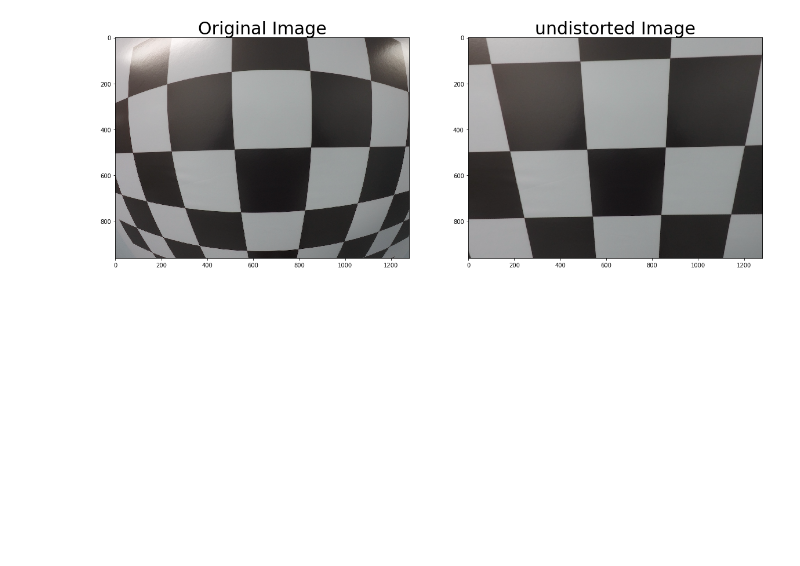
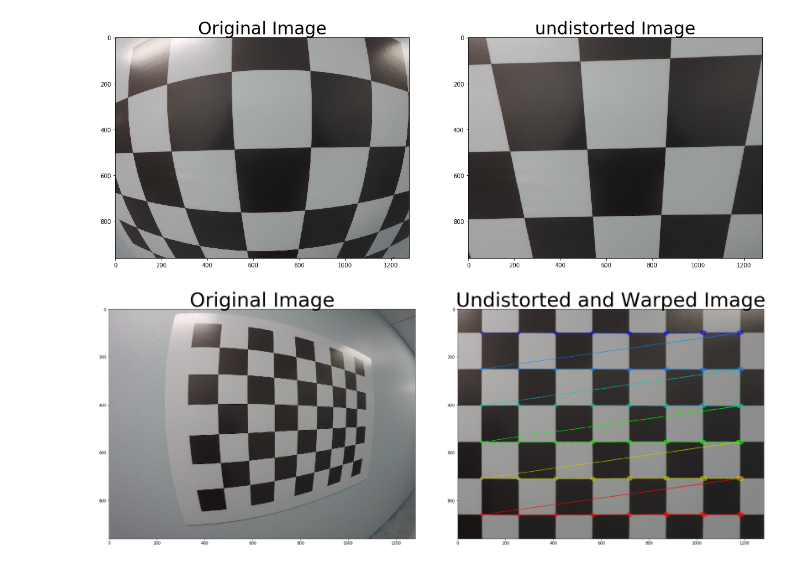
Before and after one commit to Parker-Lyu/Uda-SelfCar, a Jupyter notebook: 6CarND-Camera-Calibration-master/学习项目代码.ipynb, the cells around one changed output. Saved outputs shown, nothing was run; the diff lists cells and outputs as text; code cells hidden in the pictures; blank space fills up the shorter version.

```diff
--- a/6CarND-Camera-Calibration-master/学习项目代码.ipynb
+++ b/6CarND-Camera-Calibration-master/学习项目代码.ipynb
@@ -220,6 +220,7 @@ import cv2
 import numpy as np
 import matplotlib.pyplot as plt
 import matplotlib.image as mpimg
+import glob
 
 # Read in the saved camera matrix and distortion coefficients
 # These are the arrays you calculated using cv2.calibrateCamera()
@@ -228,6 +229,7 @@ mtx = dist_pickle["mtx"]
 dist = dist_pickle["dist"]
 
 # Read in an image
+images = glob.glob('calibration_wide/*.jpg')
 img = cv2.imread(images[0])
 nx = 8 # the number of inside corners in x
 ny = 6 # the number of inside corners in y
@@ -250,35 +252,38 @@ def corners_unwarp(img, nx, ny, mtx, dist):
             # a) draw corners
             # b) define 4 source points src = np.float32([[,],[,],[,],[,]])
                  #Note: you could pick any four of the detected corners
                  # as long as those four corners define a rectangle
                  #One especially smart way to do this would be to use four well-chosen
                  # corners that were automatically detected during the undistortion steps
                  #We recommend using the automatic detection of corners in your code
             # c) define 4 destination points dst = np.float32([[,],[,],[,],[,]])
             # d) use cv2.getPerspectiveTransform() to get M, the transform matrix
             # e) use cv2.warpPerspective() to warp your image to a top-down view
     #delete the next two lines
 
     if ret == True:
-       cv2.drawChessboardCorners(undist, (nx, ny), corners, ret)
+        cv2.drawChessboardCorners(undist, (nx, ny), corners, ret)
 
-       offset = 100
-       img_size = (gray.shape[1], gray.shape[0])
+        offset = 100
+        img_size = (gray.shape[1], gray.shape[0])
 
-       src = np.float32([corners[0],corners[nx-1],corners[-1], corners[-nx]])
-       dst = np.float32([[offset,offset], [img_size[0]-offset,offset], [img_size[0]-offset,img_size[1]-offset], [offset, img_size[1]-offset]])
+        src = np.float32([corners[0],corners[nx-1],corners[-1], corners[-nx]])
+        dst = np.float32([[offset,offset], [img_size[0]-offset,offset], [img_size[0]-offset,img_size[1]-offset], [offset, img_size[1]-offset]])
 
 
     M = cv2.getPerspectiveTransform(src, dst)
 
     warped = cv2.warpPerspective(undist, M, img_size)
     return warped, M
 
 top_down, perspective_M = corners_unwarp(img, nx, ny, mtx, dist)
 f, (ax1, ax2) = plt.subplots(1, 2, figsize=(24, 9))
 f.tight_layout()
 ax1.imshow(img)
 ax1.set_title('Original Image', fontsize=50)
 ax2.imshow(top_down)
 ax2.set_title('Undistorted and Warped Image', fontsize=50)
 plt.subplots_adjust(left=0., right=1, top=0.9, bottom=0.)
+plt.show()
+# %% [output]
+[figure, added]
```
Also changed, not shown: 2 other files.
